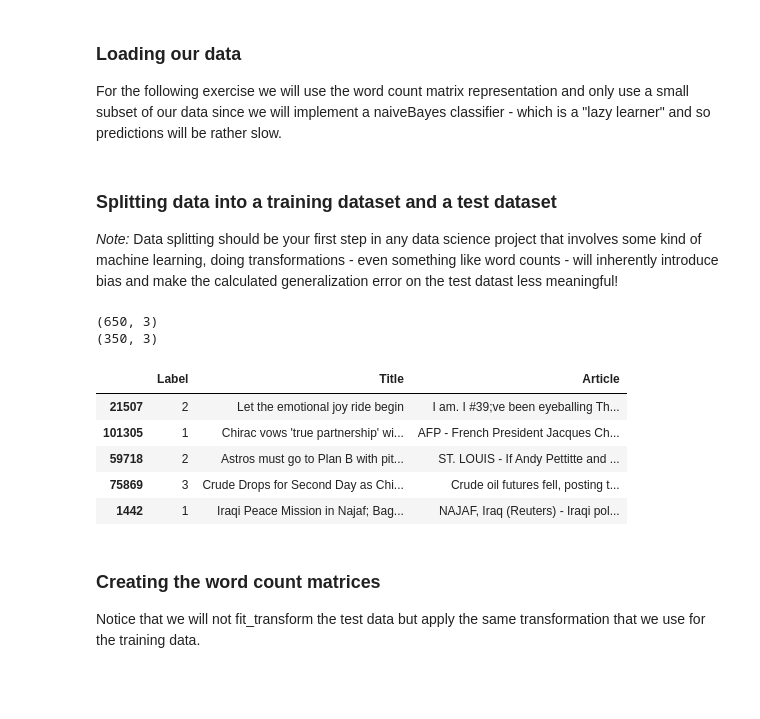
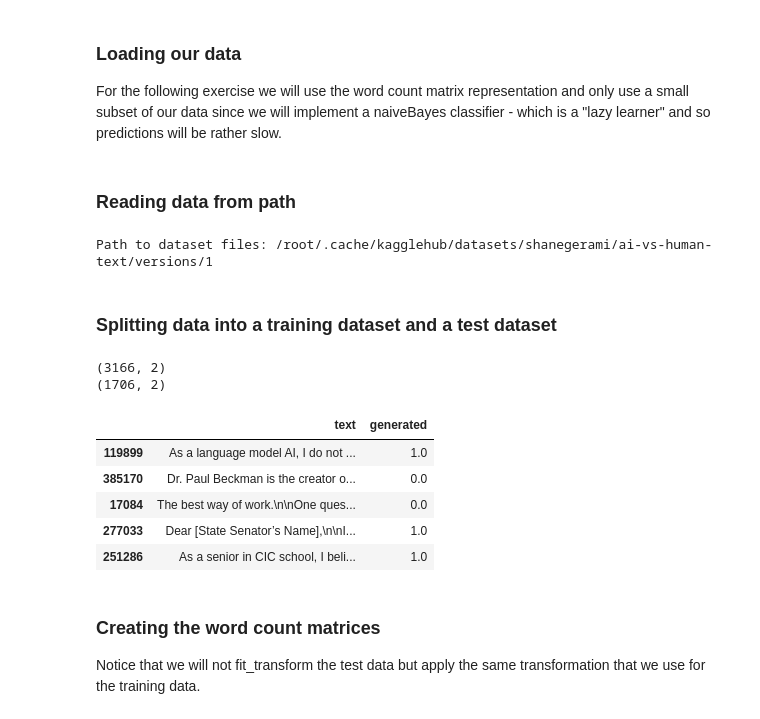
Before and after one commit to nikolimaj/text_mining, a Jupyter notebook: Ex2.ipynb, the cells around one changed output. Cells and saved outputs as stored; diff of their text form; code cells hidden in the pictures; blank space fills up the shorter version.

```diff
--- a/Ex2.ipynb
+++ b/Ex2.ipynb
@@ -26,21 +17,32 @@ sample = train_en.sample(1000)
-# %% [markdown]
-### Splitting data into a training dataset and a test dataset
-
-*Note:* Data splitting should be your first step in any data science project that involves some kind of machine learning, doing transformations - even something like word counts - will inherently introduce bias and make the calculated generalization error on the test datast less meaningful!
+# %% [markdown]
+### Reading data from path
+# %%
+path = kagglehub.dataset_download("shanegerami/ai-vs-human-text")
+
+print("Path to dataset files:", path)
+# %% [output]
+Path to dataset files: /root/.cache/kagglehub/datasets/shanegerami/ai-vs-human-text/versions/1
+# %% [markdown]
+### Splitting data into a training dataset and a test dataset
 # %%
-train, test = train_test_split(sample, test_size = 0.35, random_state = 1337)
+data = pd.read_csv(path + "/AI_Human.csv")
+
+# only use small sample of data
+data = data.sample(frac = 0.01)
+
+train, test = train_test_split(data, test_size = 0.35)
 print(train.shape)
 print(test.shape)
 train.head()
 # %% [output]
-(650, 3)
-(350, 3)
+(3166, 2)
+(1706, 2)
-|  | Label | Title | Article |
-| 21507 | 2 | Let the emotional joy ride begin | I am. I #39;ve been eyeballing Th... |
-| 101305 | 1 | Chirac vows 'true partnership' wi... | AFP - French President Jacques Ch... |
-| 59718 | 2 | Astros must go to Plan B with pit... | ST. LOUIS - If Andy Pettitte and ... |
-| 75869 | 3 | Crude Drops for Second Day as Chi... | Crude oil futures fell, posting t... |
-| 1442 | 1 | Iraqi Peace Mission in Najaf; Bag... | NAJAF, Iraq (Reuters) - Iraqi pol... |
+|  | text | generated |
+| 119899 | As a language model AI, I do not ... | 1.0 |
+| 385170 | Dr. Paul Beckman is the creator o... | 0.0 |
+| 17084 | The best way of work.\n\nOne ques... | 0.0 |
+| 277033 | Dear [State Senator’s Name],\n\nI... | 1.0 |
+| 251286 | As a senior in CIC school, I beli... | 1.0 |
 # %% [markdown]
 ### Creating the word count matrices
 
```
Also changed, not shown: parts of 19 cells of this notebook.
